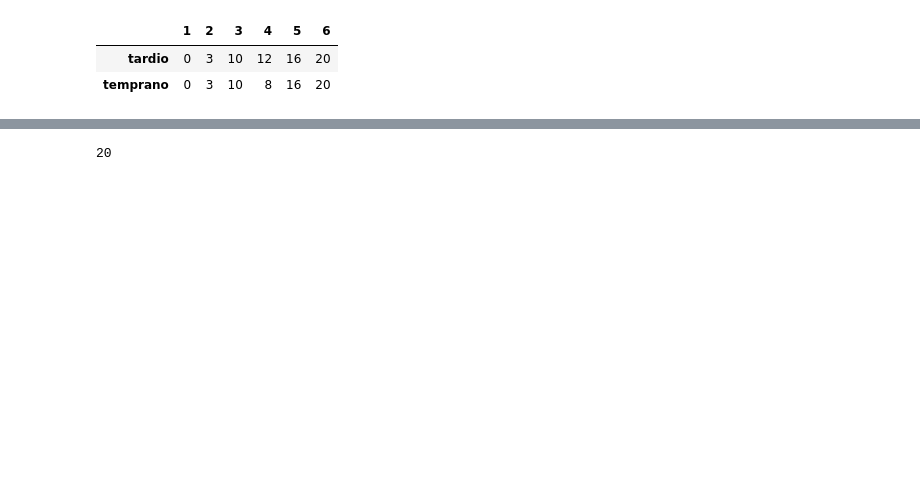
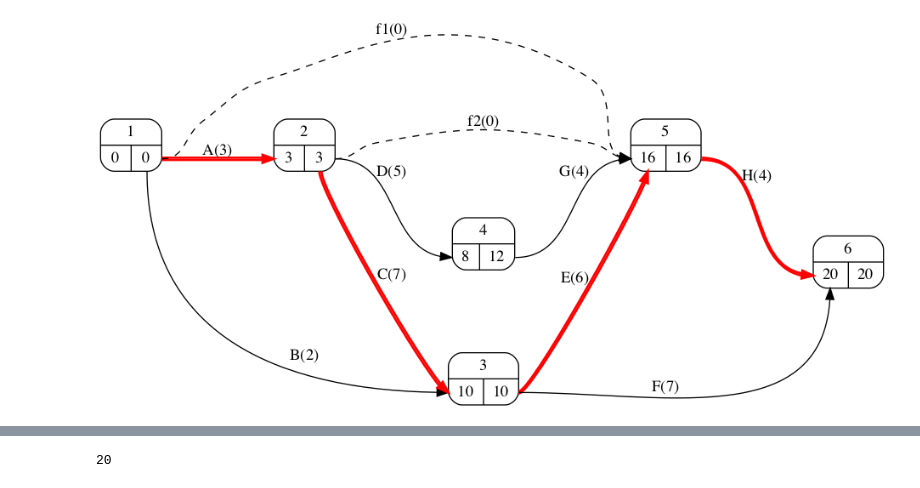
Before and after one commit to mcasl/pmULE, a Jupyter notebook: PERTs en Python.ipynb, the cells around one changed output, grey strips where cells are left out. Saved outputs shown, nothing was run; the diff lists cells and outputs as text; code cells hidden in the pictures; blank space fills up the shorter version.

Commit message:
Añadido función para dibujar PERTS

```diff
--- a/PERTs en Python.ipynb
+++ b/PERTs en Python.ipynb
@@ -64,9 +116,10 @@ datos_pert = pd.DataFrame({ 'A':  (1, 2, 3),
                           index=['nodo_inicial','nodo_final','duracion']).T
 # %%
 pert = PertGraph(datos_pert)
-
-pert.tiempos()
-# %% [output]
-|  | 1 | 2 | 3 | 4 | 5 | 6 |
-| tardio | 0 | 3 | 10 | 12 | 16 | 20 |
-| temprano | 0 | 3 | 10 | 8 | 16 | 20 |
+# %%
+filename='pert_dot.png'
+pert.write_dot(filename=filename, orientation='portrait', rotate=0)
+# %%
+Image(filename)
+# %% [output]
+[figure, added]
```
Also changed, not shown: parts of 11 cells of this notebook.
